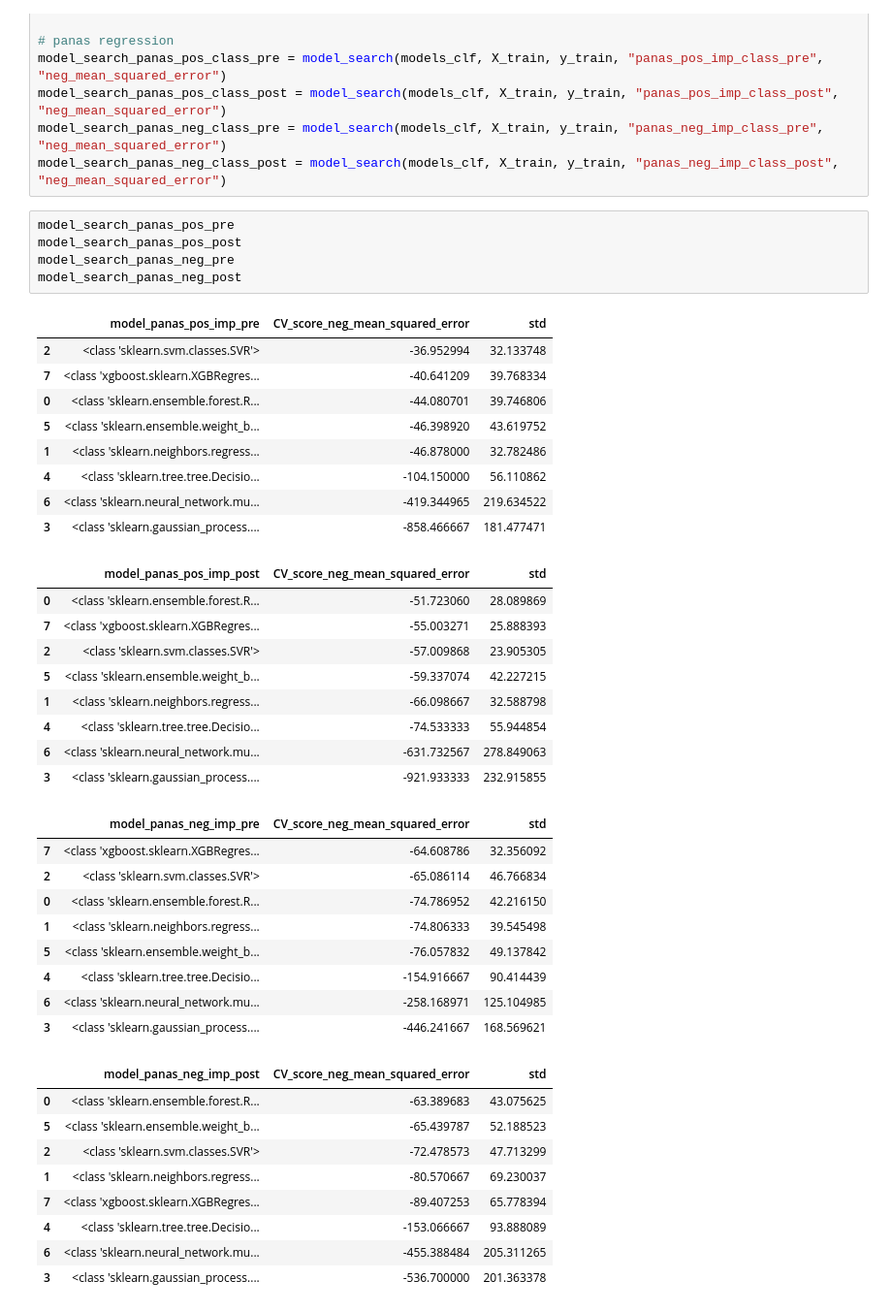
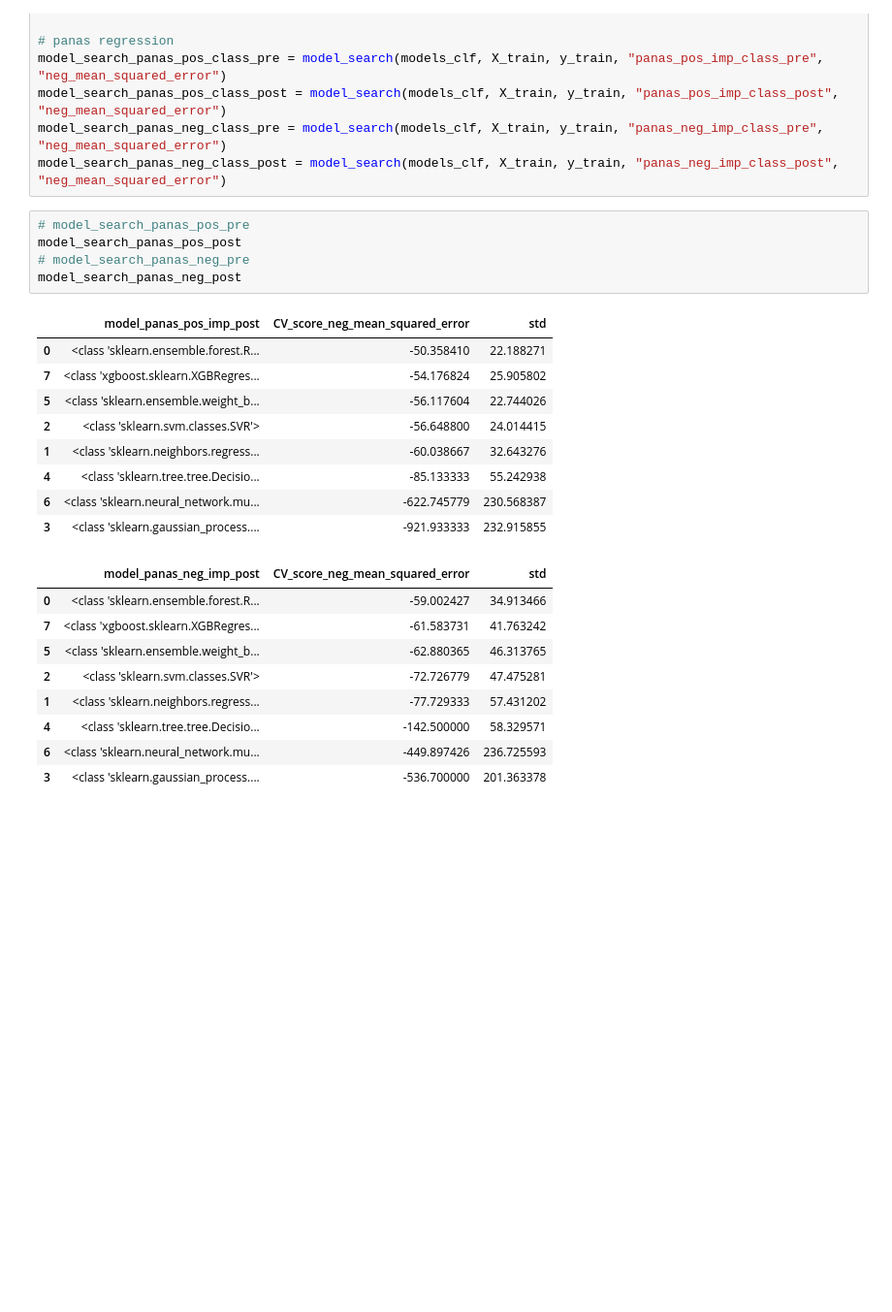
Before and after one commit to AndrewLSyd/COMP9417_major_project-1, a Jupyter notebook: 04_model_search.ipynb, the cells around one changed output. Shown: that part at 97% size. Saved outputs shown, nothing was run; the diff lists cells and outputs as text; blank space fills up the shorter version.

```diff
--- a/04_model_search.ipynb
+++ b/04_model_search.ipynb
@@ -282,45 +275,27 @@ model_search_panas_pos_class_post = model_search(models_clf, X_train, y_train, "
 model_search_panas_neg_class_pre = model_search(models_clf, X_train, y_train, "panas_neg_imp_class_pre", "neg_mean_squared_error")
 model_search_panas_neg_class_post = model_search(models_clf, X_train, y_train, "panas_neg_imp_class_post", "neg_mean_squared_error")
 # %%
-model_search_panas_pos_pre
+# model_search_panas_pos_pre
 model_search_panas_pos_post
-model_search_panas_neg_pre
+# model_search_panas_neg_pre
 model_search_panas_neg_post
 # %% [output]
-|  | model_panas_pos_imp_pre | CV_score_neg_mean_squared_error | std |
-| 2 | <class 'sklearn.svm.classes.SVR'> | -36.952994 | 32.133748 |
-| 7 | <class 'xgboost.sklearn.XGBRegres... | -40.641209 | 39.768334 |
-| 0 | <class 'sklearn.ensemble.forest.R... | -44.080701 | 39.746806 |
-| 5 | <class 'sklearn.ensemble.weight_b... | -46.398920 | 43.619752 |
-| 1 | <class 'sklearn.neighbors.regress... | -46.878000 | 32.782486 |
-| 4 | <class 'sklearn.tree.tree.Decisio... | -104.150000 | 56.110862 |
-| 6 | <class 'sklearn.neural_network.mu... | -419.344965 | 219.634522 |
-| 3 | <class 'sklearn.gaussian_process.... | -858.466667 | 181.477471 |
+|  | model_panas_pos_imp_post | CV_score_neg_mean_squared_error | std |
+| 0 | <class 'sklearn.ensemble.forest.R... | -50.358410 | 22.188271 |
+| 7 | <class 'xgboost.sklearn.XGBRegres... | -54.176824 | 25.905802 |
+| 5 | <class 'sklearn.ensemble.weight_b... | -56.117604 | 22.744026 |
+| 2 | <class 'sklearn.svm.classes.SVR'> | -56.648800 | 24.014415 |
+| 1 | <class 'sklearn.neighbors.regress... | -60.038667 | 32.643276 |
+| 4 | <class 'sklearn.tree.tree.Decisio... | -85.133333 | 55.242938 |
+| 6 | <class 'sklearn.neural_network.mu... | -622.745779 | 230.568387 |
+| 3 | <class 'sklearn.gaussian_process.... | -921.933333 | 232.915855 |
-|  | model_panas_pos_imp_post | CV_score_neg_mean_squared_error | std |
-| 0 | <class 'sklearn.ensemble.forest.R... | -51.723060 | 28.089869 |
-| 7 | <class 'xgboost.sklearn.XGBRegres... | -55.003271 | 25.888393 |
-| 2 | <class 'sklearn.svm.classes.SVR'> | -57.009868 | 23.905305 |
-| 5 | <class 'sklearn.ensemble.weight_b... | -59.337074 | 42.227215 |
-| 1 | <class 'sklearn.neighbors.regress... | -66.098667 | 32.588798 |
-| 4 | <class 'sklearn.tree.tree.Decisio... | -74.533333 | 55.944854 |
-| 6 | <class 'sklearn.neural_network.mu... | -631.732567 | 278.849063 |
-| 3 | <class 'sklearn.gaussian_process.... | -921.933333 | 232.915855 |
+|  | model_panas_neg_imp_post | CV_score_neg_mean_squared_error | std |
+| 0 | <class 'sklearn.ensemble.forest.R... | -59.002427 | 34.913466 |
+| 7 | <class 'xgboost.sklearn.XGBRegres... | -61.583731 | 41.763242 |
+| 5 | <class 'sklearn.ensemble.weight_b... | -62.880365 | 46.313765 |
+| 2 | <class 'sklearn.svm.classes.SVR'> | -72.726779 | 47.475281 |
+| 1 | <class 'sklearn.neighbors.regress... | -77.729333 | 57.431202 |
+| 4 | <class 'sklearn.tree.tree.Decisio... | -142.500000 | 58.329571 |
+| 6 | <class 'sklearn.neural_network.mu... | -449.897426 | 236.725593 |
+| 3 | <class 'sklearn.gaussian_process.... | -536.700000 | 201.363378 |
-|  | model_panas_neg_imp_pre | CV_score_neg_mean_squared_error | std |
-| 7 | <class 'xgboost.sklearn.XGBRegres... | -64.608786 | 32.356092 |
-| 2 | <class 'sklearn.svm.classes.SVR'> | -65.086114 | 46.766834 |
-| 0 | <class 'sklearn.ensemble.forest.R... | -74.786952 | 42.216150 |
-| 1 | <class 'sklearn.neighbors.regress... | -74.806333 | 39.545498 |
-| 5 | <class 'sklearn.ensemble.weight_b... | -76.057832 | 49.137842 |
-| 4 | <class 'sklearn.tree.tree.Decisio... | -154.916667 | 90.414439 |
-| 6 | <class 'sklearn.neural_network.mu... | -258.168971 | 125.104985 |
-| 3 | <class 'sklearn.gaussian_process.... | -446.241667 | 168.569621 |
-|  | model_panas_neg_imp_post | CV_score_neg_mean_squared_error | std |
-| 0 | <class 'sklearn.ensemble.forest.R... | -63.389683 | 43.075625 |
-| 5 | <class 'sklearn.ensemble.weight_b... | -65.439787 | 52.188523 |
-| 2 | <class 'sklearn.svm.classes.SVR'> | -72.478573 | 47.713299 |
-| 1 | <class 'sklearn.neighbors.regress... | -80.570667 | 69.230037 |
-| 7 | <class 'xgboost.sklearn.XGBRegres... | -89.407253 | 65.778394 |
-| 4 | <class 'sklearn.tree.tree.Decisio... | -153.066667 | 93.888089 |
-| 6 | <class 'sklearn.neural_network.mu... | -455.388484 | 205.311265 |
-| 3 | <class 'sklearn.gaussian_process.... | -536.700000 | 201.363378 |
 # %%
```
Also changed, not shown: parts of 6 cells of this notebook, 2 other files.
